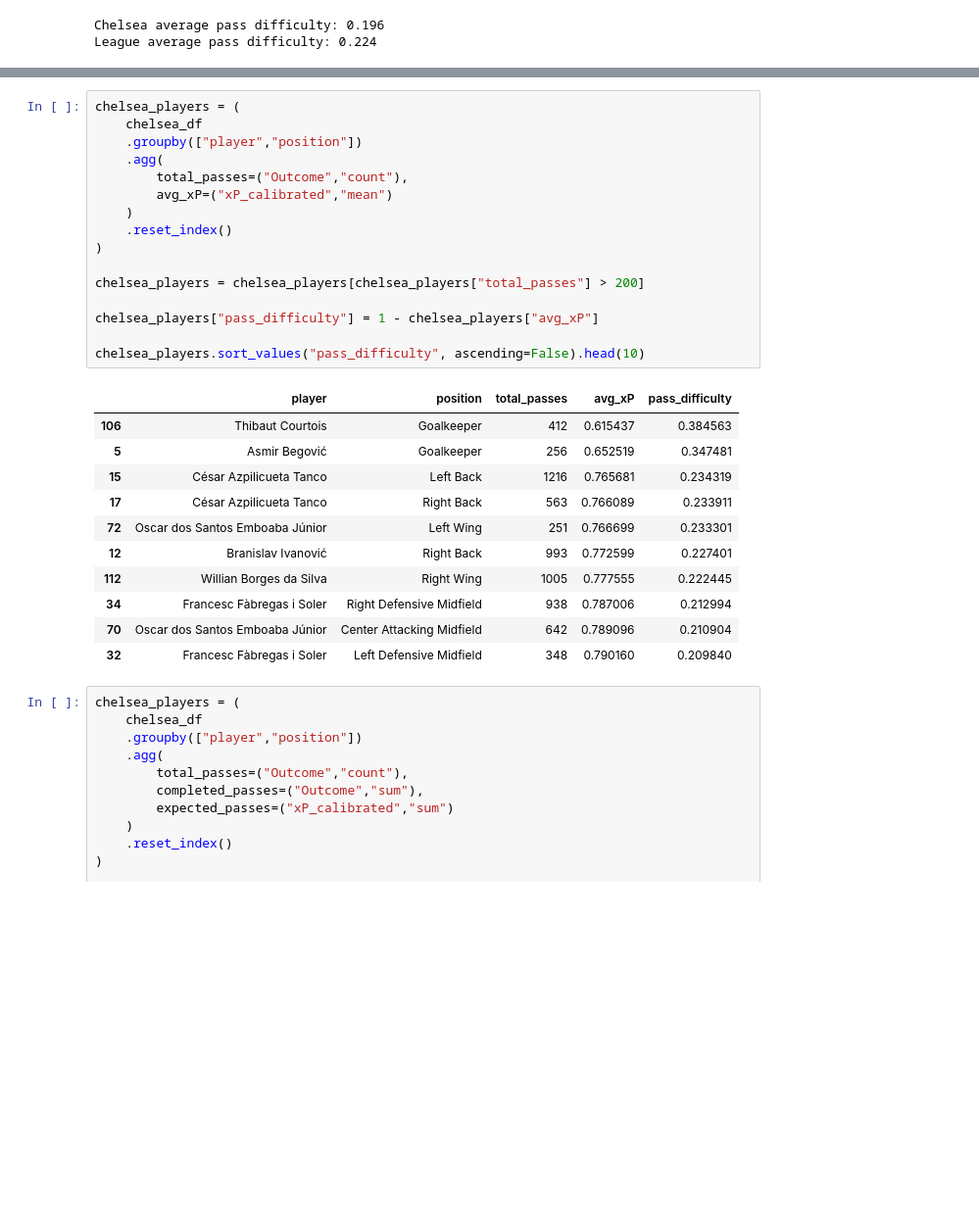
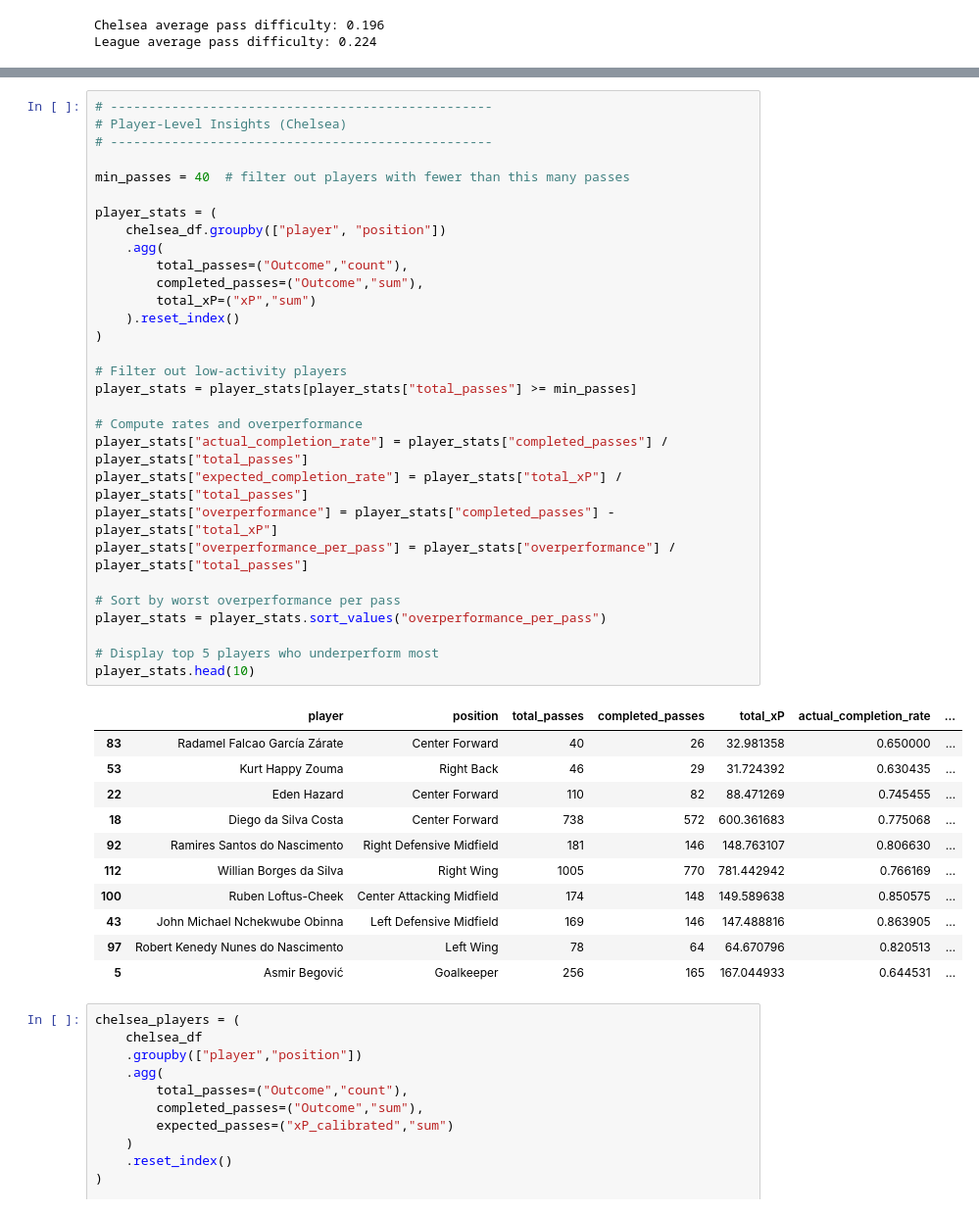
Before and after one commit to vickyfriss/Football-analytics, a Jupyter notebook: 202604 - 1 - Building Expected Passes xP for Men Top 5 Leagues.ipynb, the cells around one changed output, grey strips where cells are left out. Shown at 98% size. Saved outputs shown, nothing was run; the diff lists cells and outputs as text; blank space fills up the shorter version.

```diff
--- a/202604 - 1 - Building Expected Passes xP for Men Top 5 Leagues.ipynb
+++ b/202604 - 1 - Building Expected Passes xP for Men Top 5 Leagues.ipynb
@@ -1854,31 +1863,45 @@ League average pass difficulty: 0.224
 # %%
-chelsea_players = (
-    chelsea_df
-    .groupby(["player","position"])
+# --------------------------------------------------
+# Player-Level Insights (Chelsea)
+# --------------------------------------------------
+
+min_passes = 40  # filter out players with fewer than this many passes
+
+player_stats = (
+    chelsea_df.groupby(["player", "position"])
     .agg(
         total_passes=("Outcome","count"),
-        avg_xP=("xP_calibrated","mean")
-    )
-    .reset_index()
+        completed_passes=("Outcome","sum"),
+        total_xP=("xP","sum")
+    ).reset_index()
 )
 
-chelsea_players = chelsea_players[chelsea_players["total_passes"] > 200]
+# Filter out low-activity players
+player_stats = player_stats[player_stats["total_passes"] >= min_passes]
 
-chelsea_players["pass_difficulty"] = 1 - chelsea_players["avg_xP"]
+# Compute rates and overperformance
+player_stats["actual_completion_rate"] = player_stats["completed_passes"] / player_stats["total_passes"]
+player_stats["expected_completion_rate"] = player_stats["total_xP"] / player_stats["total_passes"]
+player_stats["overperformance"] = player_stats["completed_passes"] - player_stats["total_xP"]
+player_stats["overperformance_per_pass"] = player_stats["overperformance"] / player_stats["total_passes"]
 
-chelsea_players.sort_values("pass_difficulty", ascending=False).head(10)
+# Sort by worst overperformance per pass
+player_stats = player_stats.sort_values("overperformance_per_pass")
+
+# Display top 5 players who underperform most
+player_stats.head(10)
 # %% [output]
-|  | player | position | total_passes | avg_xP | pass_difficulty |
-| 106 | Thibaut Courtois | Goalkeeper | 412 | 0.615437 | 0.384563 |
-| 5 | Asmir Begović | Goalkeeper | 256 | 0.652519 | 0.347481 |
-| 15 | César Azpilicueta Tanco | Left Back | 1216 | 0.765681 | 0.234319 |
-| 17 | César Azpilicueta Tanco | Right Back | 563 | 0.766089 | 0.233911 |
-| 72 | Oscar dos Santos Emboaba Júnior | Left Wing | 251 | 0.766699 | 0.233301 |
-| 12 | Branislav Ivanović | Right Back | 993 | 0.772599 | 0.227401 |
-| 112 | Willian Borges da Silva | Right Wing | 1005 | 0.777555 | 0.222445 |
-| 34 | Francesc Fàbregas i Soler | Right Defensive Midfield | 938 | 0.787006 | 0.212994 |
-| 70 | Oscar dos Santos Emboaba Júnior | Center Attacking Midfield | 642 | 0.789096 | 0.210904 |
-| 32 | Francesc Fàbregas i Soler | Left Defensive Midfield | 348 | 0.790160 | 0.209840 |
+|  | player | position | total_passes | completed_passes | total_xP | actual_completion_rate | ... |
+| 83 | Radamel Falcao García Zárate | Center Forward | 40 | 26 | 32.981358 | 0.650000 | ... |
+| 53 | Kurt Happy Zouma | Right Back | 46 | 29 | 31.724392 | 0.630435 | ... |
+| 22 | Eden Hazard | Center Forward | 110 | 82 | 88.471269 | 0.745455 | ... |
+| 18 | Diego da Silva Costa | Center Forward | 738 | 572 | 600.361683 | 0.775068 | ... |
+| 92 | Ramires Santos do Nascimento | Right Defensive Midfield | 181 | 146 | 148.763107 | 0.806630 | ... |
+| 112 | Willian Borges da Silva | Right Wing | 1005 | 770 | 781.442942 | 0.766169 | ... |
+| 100 | Ruben Loftus-Cheek | Center Attacking Midfield | 174 | 148 | 149.589638 | 0.850575 | ... |
+| 43 | John Michael Nchekwube Obinna | Left Defensive Midfield | 169 | 146 | 147.488816 | 0.863905 | ... |
+| 97 | Robert Kenedy Nunes do Nascimento | Left Wing | 78 | 64 | 64.670796 | 0.820513 | ... |
+| 5 | Asmir Begović | Goalkeeper | 256 | 165 | 167.044933 | 0.644531 | ... |
 # %%
 chelsea_players = (
     chelsea_df
```
Also changed, not shown: parts of 3 cells of this notebook.
